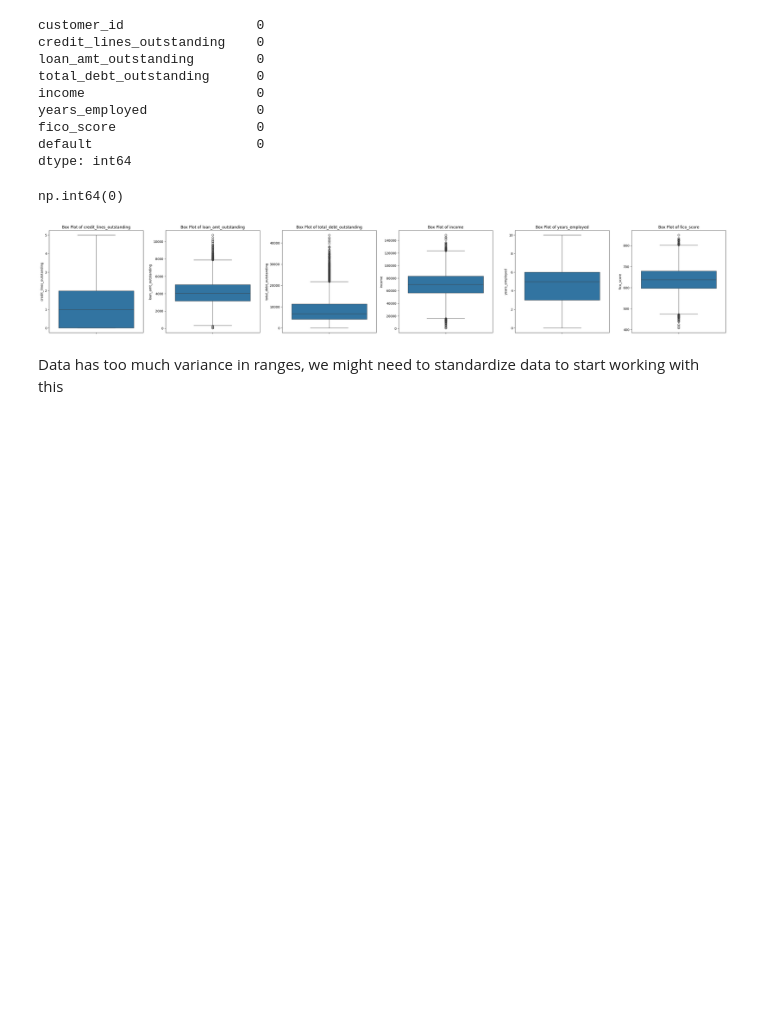
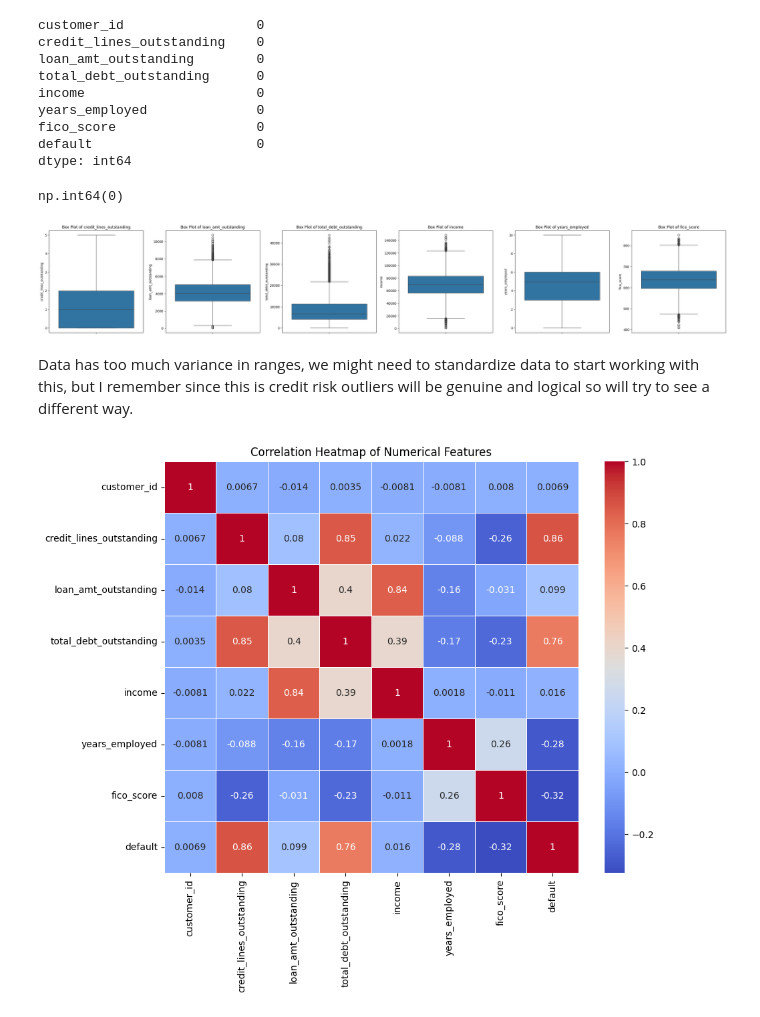
Before and after one commit to saroshfarhan/jpmc_data, a Jupyter notebook: task3/task3.ipynb, the cells around one changed output. Drawn from its saved outputs; the diff is of its cells as text; code cells hidden in the pictures; blank space fills up the shorter version.

```diff
--- a/task3/task3.ipynb
+++ b/task3/task3.ipynb
@@ -63,4 +63,12 @@ plt.show()
 # %% [output]
 [figure]
 # %% [markdown]
-Data has too much variance in ranges, we might need to standardize data to start working with this
+Data has too much variance in ranges, we might need to standardize data to start working with this, but I remember since this is credit risk outliers will be genuine and logical so will try to see a different way.
+# %%
+# correlation heatmap
+plt.figure(figsize=(10, 8))
+sns.heatmap(data.corr(), annot=True, cmap='coolwarm', linewidths=0.5)
+plt.title('Correlation Heatmap of Numerical Features')
+plt.show()
+# %% [output]
+[figure, added]
```
